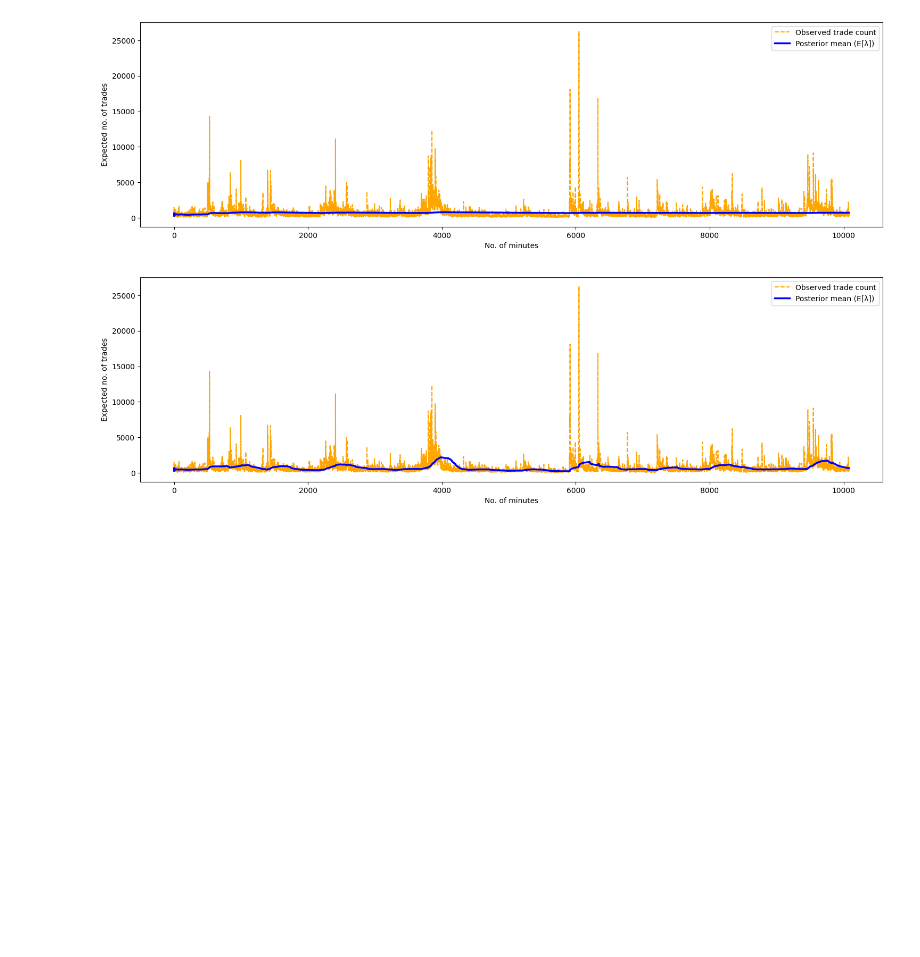
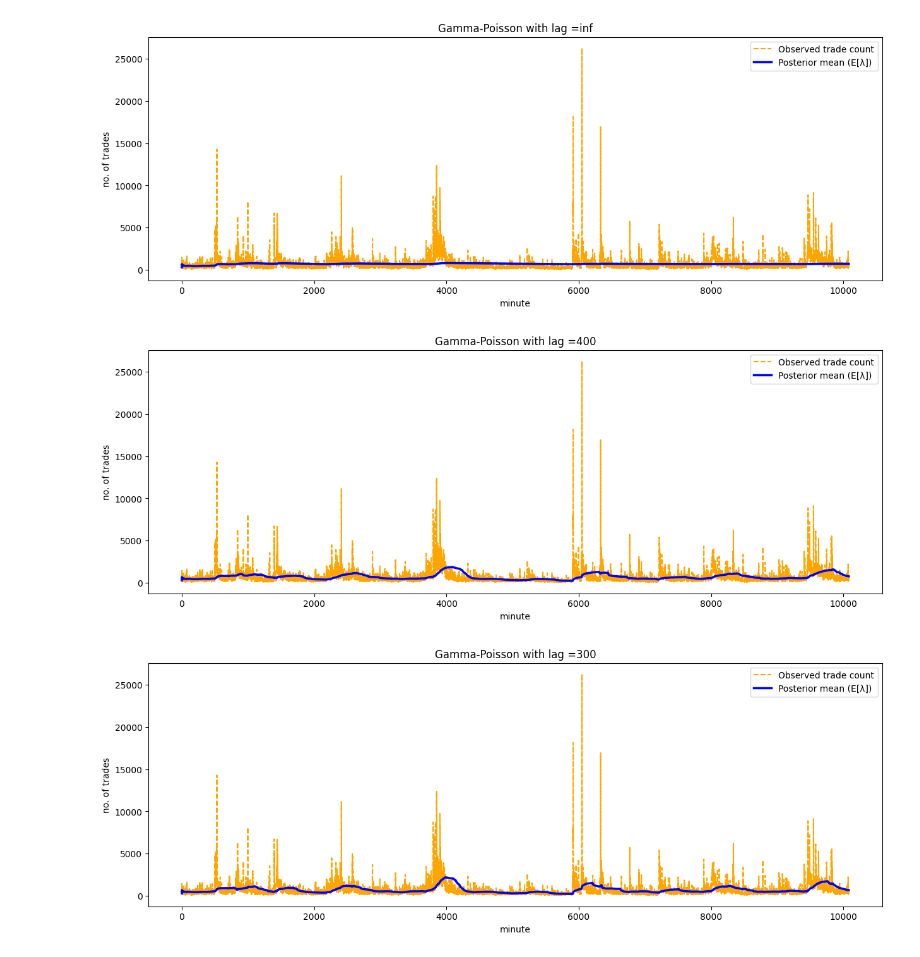
Before and after one commit to Zen-Nightshade/Crypto-Trade-Analysis, a Jupyter notebook: notebooks/Count_Bayesian_Modeling.ipynb, the cells around one changed output. Saved outputs shown, nothing was run; the diff lists cells and outputs as text; code cells hidden in the pictures; blank space fills up the shorter version.

Commit message:
Improved plots

```diff
--- a/notebooks/Count_Bayesian_Modeling.ipynb
+++ b/notebooks/Count_Bayesian_Modeling.ipynb
@@ -101,26 +101,24 @@ class Gamma_Poisson:
             self.params["alpha"].append(sum_counts + self.alpha)
             self.params["beta"].append(self.beta + upd_time)
 # %%
-def expected_lambda(params):
-    plt.figure(figsize=(18,5))
+def expected_lambda(params, lag):
+    plt.figure(figsize=(15,5))
     lmda = [alpha/beta for alpha, beta in zip(params["alpha"][1:],params["beta"][1:])]
-    plt.xlabel("No. of minutes")
-    plt.ylabel("Expected no. of trades")
+    plt.xlabel("minute")
+    plt.ylabel("no. of trades")
 
     plt.plot(df["trade_count"].values, color="orange", linestyle="--", label="Observed trade count")
     plt.plot(lmda, color="blue", linewidth=2.5, label="Posterior mean (E[λ])")
 
     plt.legend()
+    plt.title(f"Gamma-Poisson with lag ={lag}")
     plt.show()
 
-gp1 = Gamma_Poisson(1, 1, float("inf"), df)
-gp1.generate_posterior()
-
-gp2 = Gamma_Poisson(1, 1, 300, df)
-gp2.generate_posterior()
-
-expected_lambda(gp1.params)
-expected_lambda(gp2.params)
+for lag in [float("inf"), 400, 300, 250, 200, 150, 100, 50]:
+    gp = Gamma_Poisson(1, 1, lag, df)
+    gp.generate_posterior()
+    expected_lambda(gp.params, lag)
 # %% [output]
-[figure, old version]
+[figure, new version]
-[figure, old version]
+[figure, new version]
+[figure, added]
```
Also changed, not shown: parts of 1 cell of this notebook.
